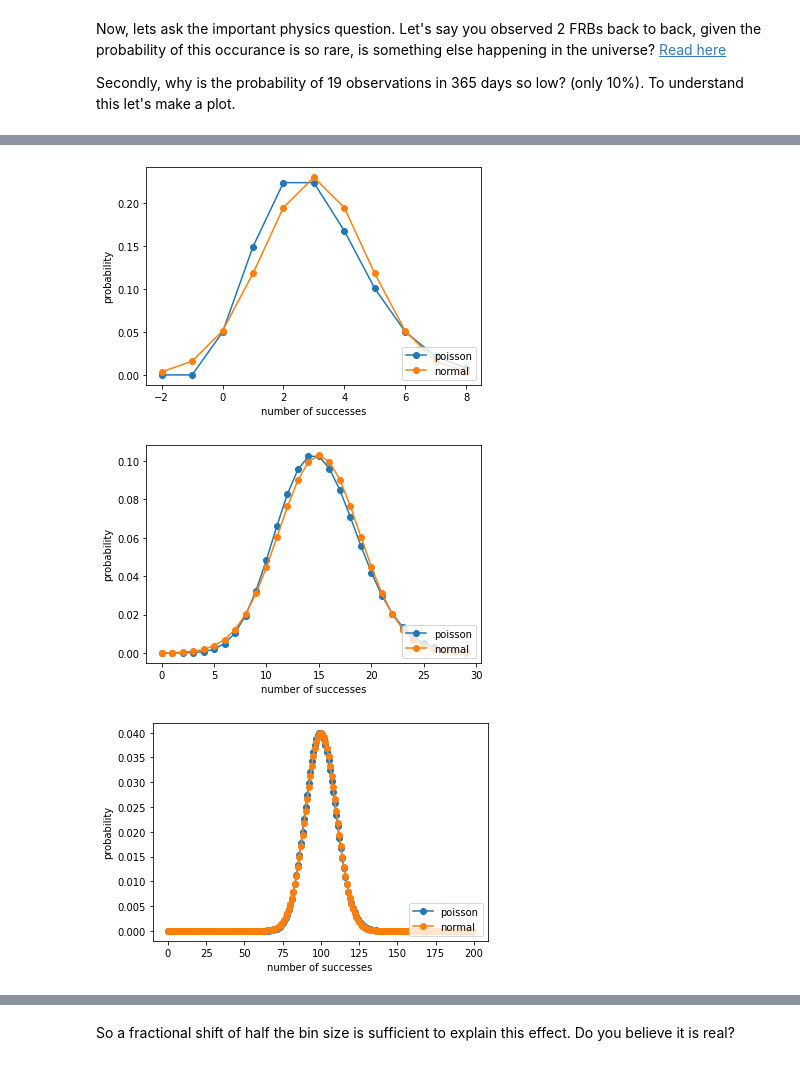
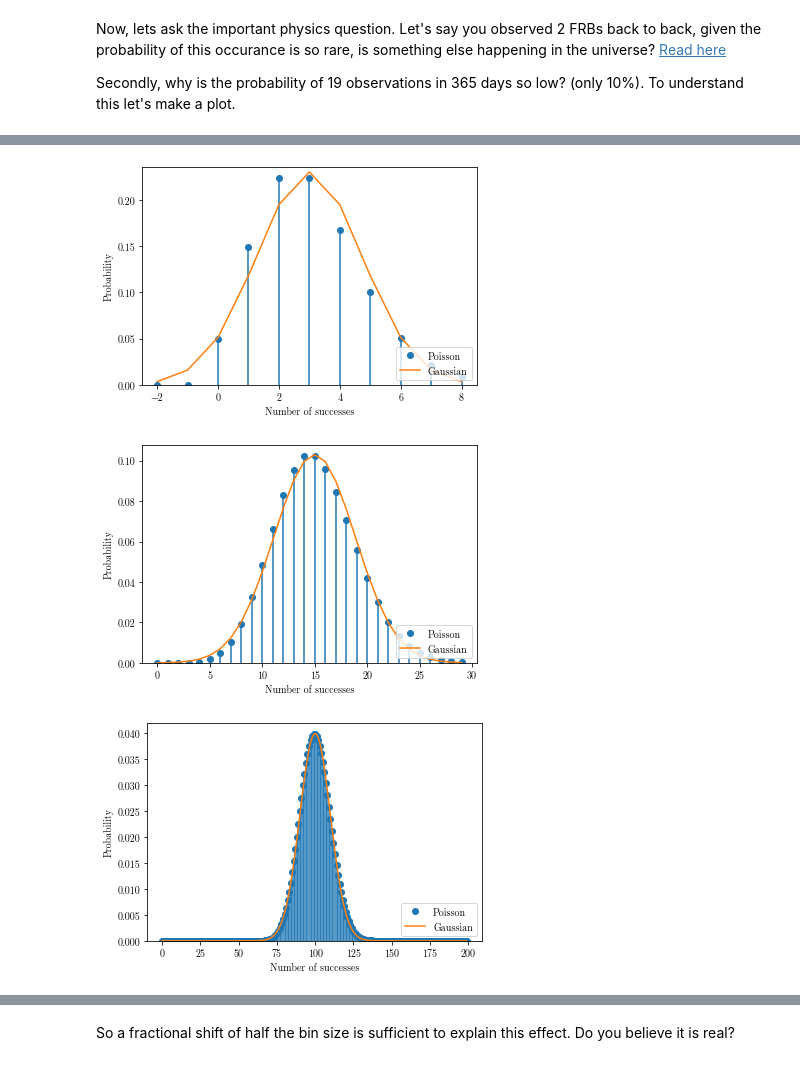
Before and after one commit to violatingcp/MIT_8.S50, a Jupyter notebook: Lecture2/Lecture_02_v1.ipynb, the cells around one changed output, grey strips where cells are left out. Cells and saved outputs as stored; diff of their text form; code cells hidden in the pictures.

```diff
--- a/Lecture2/Lecture_02_v1.ipynb
+++ b/Lecture2/Lecture_02_v1.ipynb
@@ -532,43 +596,49 @@ Show that the sum of two gaussian distribtuion is also gaussian, what is its var
 # %%
 #solution 1
-##### Lets plot a gaussian and poisson with same mean and RMS
+##### Lets plot a Gaussian and poisson with same mean and RMS
 n=3
 lamb=n
 k=np.arange(-2,3.0*n)
 poisson=stats.poisson.pmf(k,lamb)
 normal=stats.norm.pdf(k,n,math.sqrt(n))
-plt.plot(k,poisson,'o-',label='poisson')
-plt.plot(k,normal,'o-',label='normal')
-plt.xlabel("number of successes")
-plt.ylabel("probability")
+plt.plot(k,poisson,'o',label='Poisson')
+plt.vlines(k,0, poisson, color=plt.gca().lines[-1].get_color())
+plt.ylim(bottom=0)
+plt.plot(k,normal,'-',label='Gaussian')
+plt.xlabel("Number of successes")
+plt.ylabel("Probability")
 plt.legend(loc='lower right')
 plt.show()
 
 n=15
 lamb=n
 k=np.arange(0,2.0*n)
 poisson=stats.poisson.pmf(k,lamb)
 normal=stats.norm.pdf(k,n,math.sqrt(n))
-plt.plot(k,poisson,'o-',label='poisson')
-plt.plot(k,normal,'o-',label='normal')
-plt.xlabel("number of successes")
-plt.ylabel("probability")
+plt.plot(k,poisson,'o',label='Poisson')
+plt.vlines(k,0, poisson, color=plt.gca().lines[-1].get_color())
+plt.ylim(bottom=0)
+plt.plot(k,normal,'-',label='Gaussian')
+plt.xlabel("Number of successes")
+plt.ylabel("Probability")
 plt.legend(loc='lower right')
 plt.show()
 
 n=100
 lamb=n
 k=np.arange(0,2.0*n)
 poisson=stats.poisson.pmf(k,lamb)
 normal=stats.norm.pdf(k,n,math.sqrt(n))
-plt.plot(k,poisson,'o-',label='poisson')
-plt.plot(k,normal,'o-',label='normal')
-plt.xlabel("number of successes")
-plt.ylabel("probability")
+plt.plot(k,poisson,'o',label='Poisson')
+plt.vlines(k,0, poisson, color=plt.gca().lines[-1].get_color())
+plt.ylim(bottom=0)
+plt.plot(k,normal,'-',label='Gaussian')
+plt.xlabel("Number of successes")
+plt.ylabel("Probability")
 plt.legend(loc='lower right')
 plt.show()
 # %% [output]
-[figure, old version]
+[figure, new version]
-[figure, old version]
+[figure, new version]
-[figure, old version]
+[figure, new version]
 # %%
```
Also changed, not shown: parts of 39 cells of this notebook.
